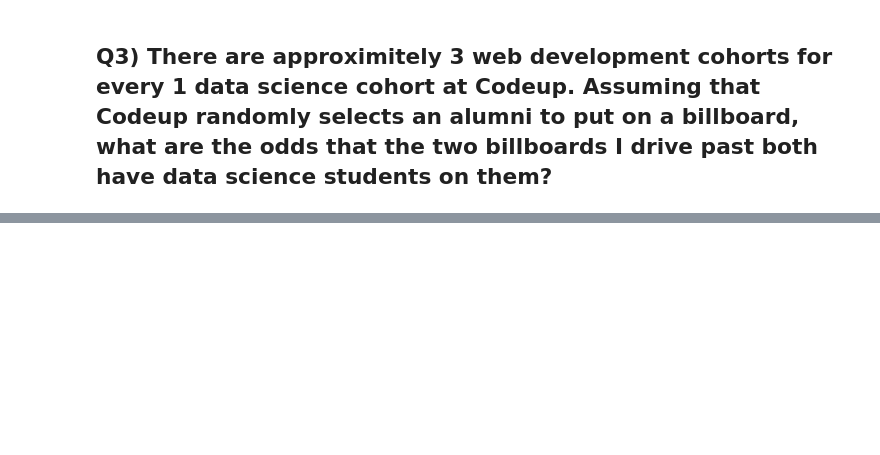
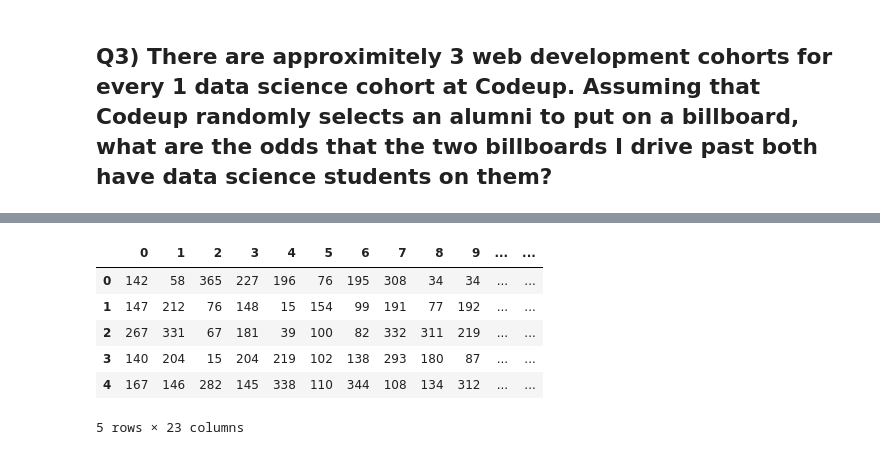
Before and after one commit to sikandar-shrestha/statistics-exercises, a Jupyter notebook: simulation.ipynb, the cells around one changed output, grey strips where cells are left out. Saved outputs shown, nothing was run; the diff lists cells and outputs as text; code cells hidden in the pictures; blank space fills up the shorter version.

```diff
--- a/simulation.ipynb
+++ b/simulation.ipynb
@@ -310,0 +451,3 @@ Simulated probability of seeing a food truck at least once during the week: 0.99
+# %%
+n_trials=7
+n_simulations=10000
@@ -341,0 +500,8 @@ Probability of at least two people sharing a birthday (40 people): 0.4114
+# %%
+n_simulation = 10_000
+days = list(range(1,366))
+
+n_trials= people = 23
+
+data = np.random.choice(days,(n_simulations,n_trials))
+data
@@ -341,0 +516,11 @@ Probability of at least two people sharing a birthday (40 people): 0.4114
+# %%
+df_data = pd.DataFrame(data)
+df_data.head()
+# %% [output]
+|  | 0 | 1 | 2 | 3 | 4 | 5 | 6 | 7 | 8 | 9 | ... | ... |
+| 0 | 142 | 58 | 365 | 227 | 196 | 76 | 195 | 308 | 34 | 34 | ... | ... |
+| 1 | 147 | 212 | 76 | 148 | 15 | 154 | 99 | 191 | 77 | 192 | ... | ... |
+| 2 | 267 | 331 | 67 | 181 | 39 | 100 | 82 | 332 | 311 | 219 | ... | ... |
+| 3 | 140 | 204 | 15 | 204 | 219 | 102 | 138 | 293 | 180 | 87 | ... | ... |
+| 4 | 167 | 146 | 282 | 145 | 338 | 110 | 344 | 108 | 134 | 312 | ... | ... |
+5 rows × 23 columns
```
Also changed, not shown: parts of 107 cells of this notebook, 1 other file.
